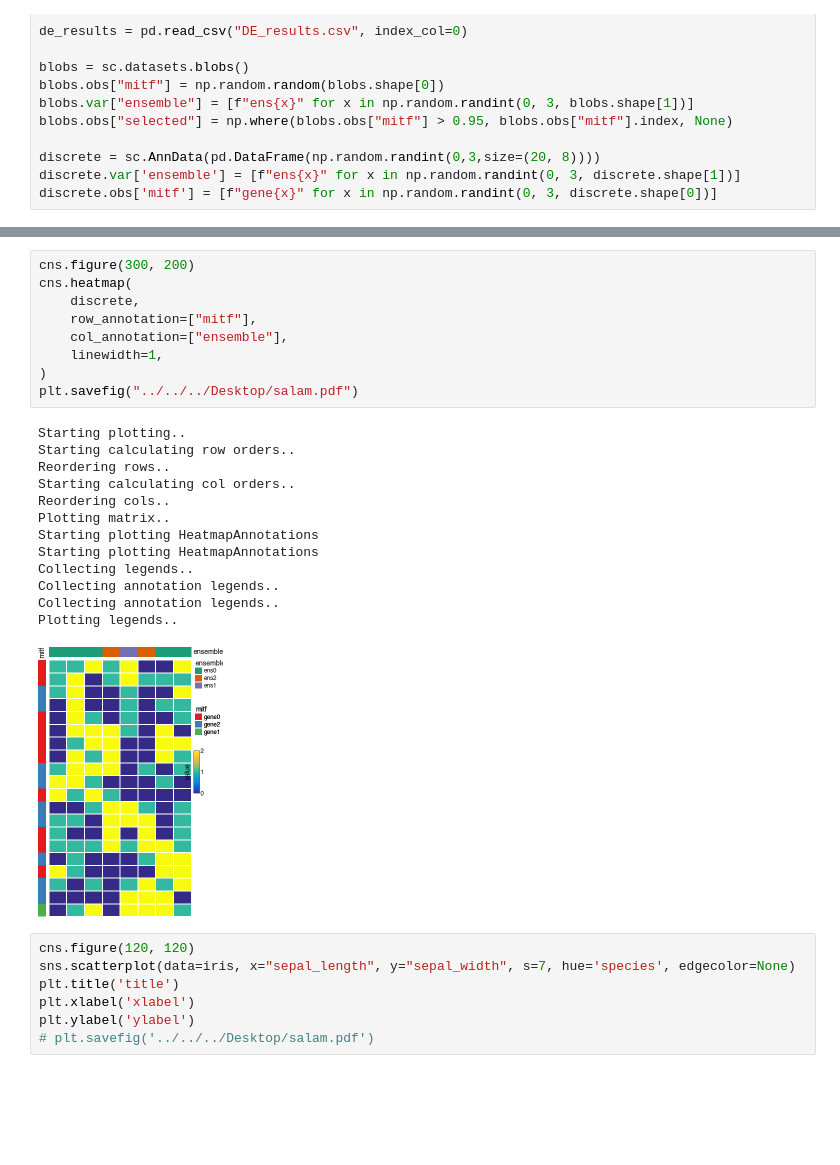
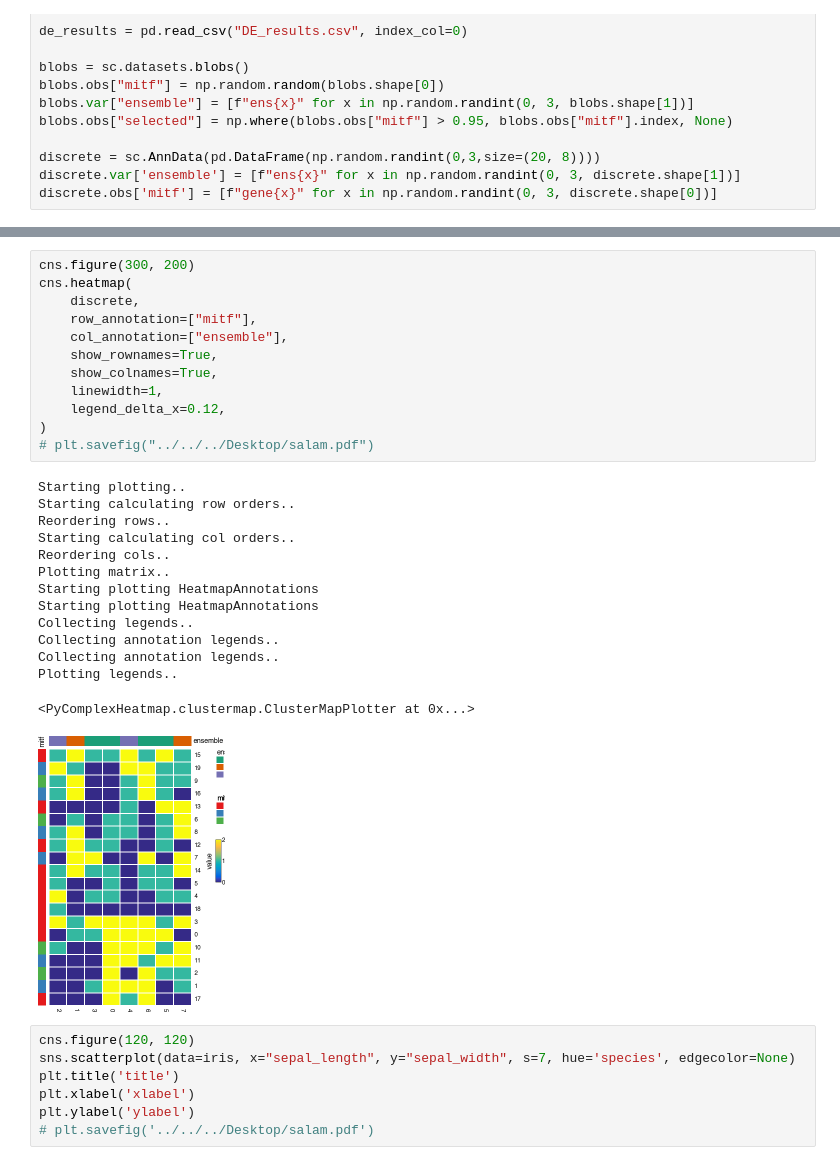
Before and after one commit to faridrashidi/cnsplots, a Jupyter notebook: notebooks/matplotlib.ipynb, the cells around one changed output, grey strips where cells are left out. Drawn from its saved outputs; the diff is of its cells as text; blank space fills up the shorter version.

```diff
--- a/notebooks/matplotlib.ipynb
+++ b/notebooks/matplotlib.ipynb
@@ -70,26 +71,30 @@ Plotting legends..
 # %%
 cns.figure(300, 200)
 cns.heatmap(
     discrete,
     row_annotation=["mitf"],
     col_annotation=["ensemble"],
+    show_rownames=True,
+    show_colnames=True,
     linewidth=1,
+    legend_delta_x=0.12,
 )
-plt.savefig("../../../Desktop/salam.pdf")
+# plt.savefig("../../../Desktop/salam.pdf")
 # %% [output]
 Starting plotting..
 Starting calculating row orders..
 Reordering rows..
 Starting calculating col orders..
 Reordering cols..
 Plotting matrix..
 Starting plotting HeatmapAnnotations
 Starting plotting HeatmapAnnotations
 Collecting legends..
 Collecting annotation legends..
 Collecting annotation legends..
 Plotting legends..
+<PyComplexHeatmap.clustermap.ClusterMapPlotter at 0x...>
-[figure, old version]
+[figure, new version]
 # %%
 cns.figure(120, 120)
 sns.scatterplot(data=iris, x="sepal_length", y="sepal_width", s=7, hue='species', edgecolor=None)
```
Also changed, not shown: parts of 1 cell of this notebook, 2 other files.
